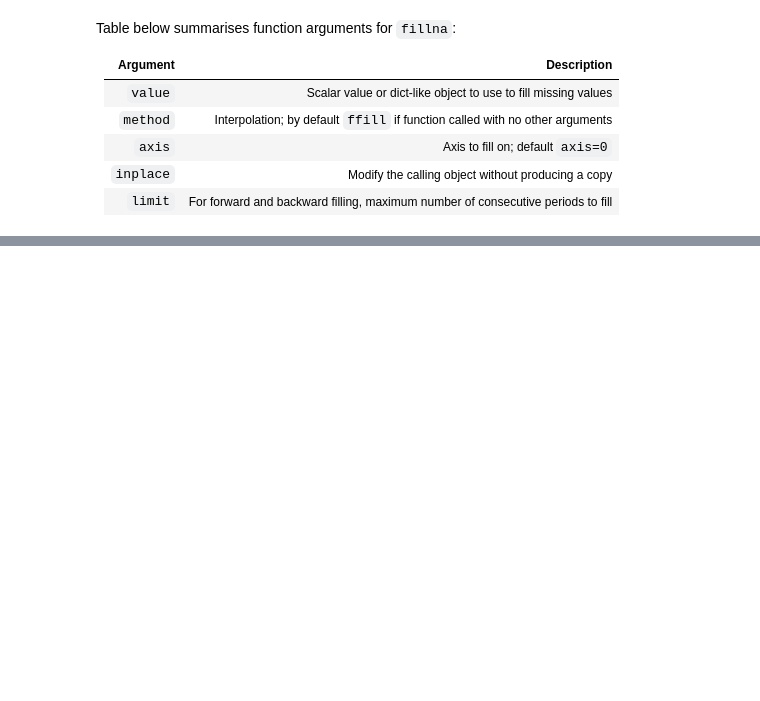
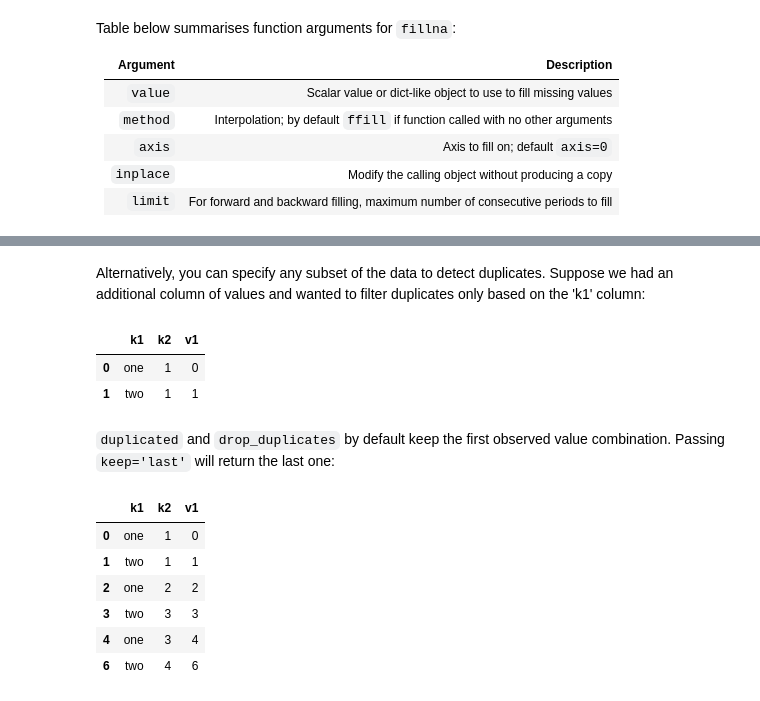
Before and after one commit to colinat/pandas, a Jupyter notebook: dataclean.ipynb, the cells around one changed output, grey strips where cells are left out. Saved outputs shown, nothing was run; the diff lists cells and outputs as text; code cells hidden in the pictures; blank space fills up the shorter version.

```diff
--- a/dataclean.ipynb
+++ b/dataclean.ipynb
@@ -249,0 +254,4 @@ Filtering, cleaning and other transformation are another class of important oper
+# %%
+data = pd.DataFrame({'k1': ['one', 'two'] * 3 + ['two'],
+                     'k2': [1, 1, 2, 3, 3, 4, 4]})
+data
@@ -249,0 +292,21 @@ Filtering, cleaning and other transformation are another class of important oper
+# %% [markdown]
+Alternatively, you can specify any subset of the data to detect duplicates. Suppose we had an additional column of values and wanted to filter duplicates only based on the 'k1' column:
+# %%
+data['v1'] = range(7)
+data.drop_duplicates(['k1'])
+# %% [output]
+|  | k1 | k2 | v1 |
+| 0 | one | 1 | 0 |
+| 1 | two | 1 | 1 |
+# %% [markdown]
+`duplicated` and `drop_duplicates` by default keep the first observed value combination. Passing `keep='last'` will return the last one:
+# %%
+data.drop_duplicates(['k1','k2'], keep='last')
+# %% [output]
+|  | k1 | k2 | v1 |
+| 0 | one | 1 | 0 |
+| 1 | two | 1 | 1 |
+| 2 | one | 2 | 2 |
+| 3 | two | 3 | 3 |
+| 4 | one | 3 | 4 |
+| 6 | two | 4 | 6 |
```
Also changed, not shown: parts of 18 cells of this notebook.
